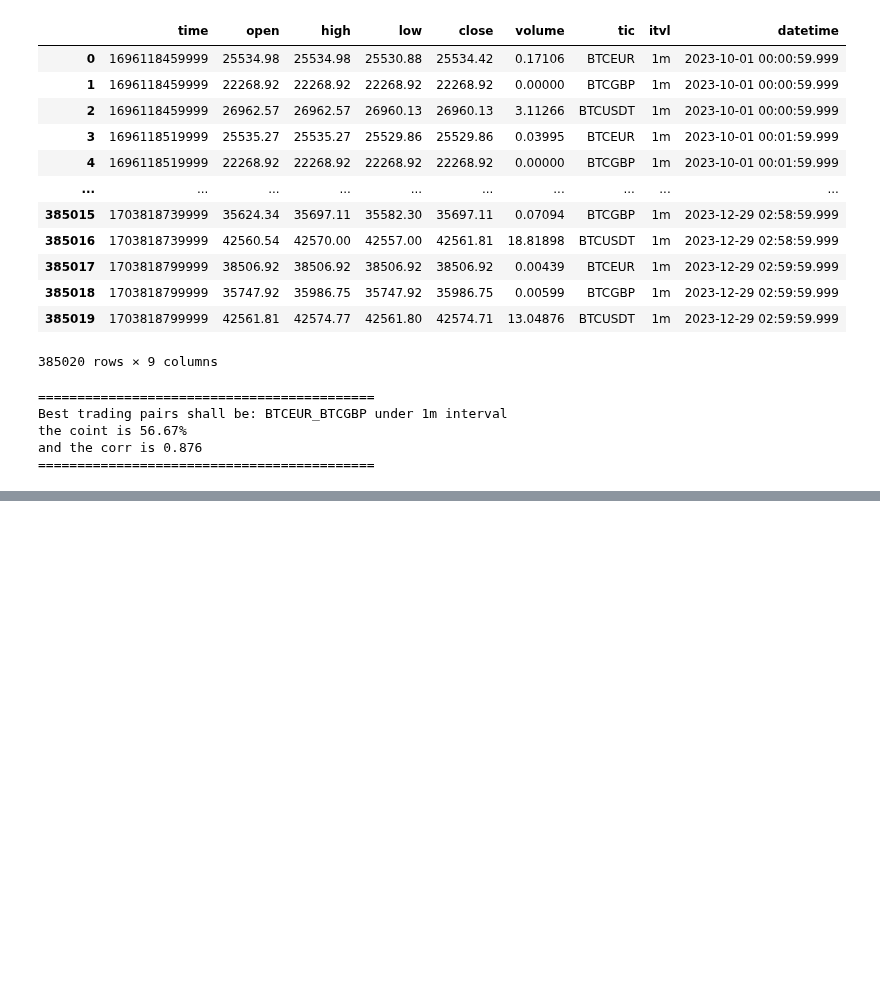
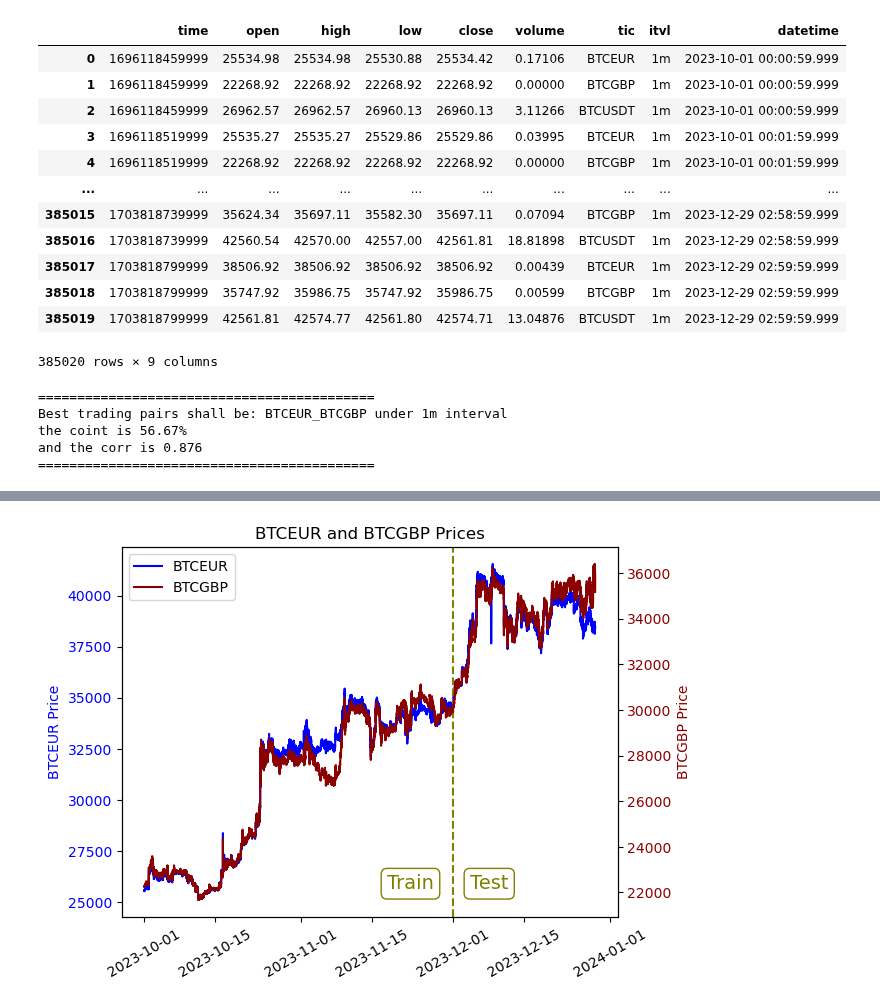
Before and after one commit to Hongshen-Yang/pair-trading-envs, a Jupyter notebook: trade_preliminaries.ipynb, the cells around one changed output, grey strips where cells are left out. Drawn from its saved outputs; the diff is of its cells as text; code cells hidden in the pictures; blank space fills up the shorter version.

Commit message:
some graphs

```diff
--- a/trade_preliminaries.ipynb
+++ b/trade_preliminaries.ipynb
@@ -120,0 +123,3 @@ and the corr is 0.876
+# %%
+leg0 = dfs[0][dfs[0]['tic']==best_pair.split("_")[0]]
+leg1 = dfs[0][dfs[0]['tic']==best_pair.split("_")[1]]
@@ -120,0 +142,45 @@ and the corr is 0.876
+# %%
+import matplotlib.pyplot as plt
+
+# Create a figure and axis objects
+fig, ax1 = plt.subplots()
+
+# Plot data from leg0 on the first subplot
+ax1.plot(leg0['datetime'], leg0['close'], color='blue', label='BTCEUR')
+# ax1.set_xlabel('Datetime')
+ax1.set_ylabel('BTCEUR Price', color='blue')
+ax1.tick_params(axis='y', labelcolor='blue')
+
+# Create a second y-axis sharing the same x-axis
+ax2 = ax1.twinx()
+
+# Plot data from leg1 on the second subplot
+ax2.plot(leg1['datetime'], leg1['close'], color='darkred', label='BTCGBP')
+ax2.set_ylabel('BTCGBP Price', color='darkred')
+ax2.tick_params(axis='y', labelcolor='darkred')
+
+ax1.set_xticklabels(ax1.get_xticklabels(), rotation=30)
+
+# Add legend for both subplots
+lines, labels = ax1.get_legend_handles_labels()
+lines2, labels2 = ax2.get_legend_handles_labels()
+ax2.legend(lines + lines2, labels + labels2, loc='upper left')
+
+# Add a vertical line at x="2023-10-01"
+vertical_line_date = datetime.strptime("2023-12-01", "%Y-%m-%d")
+ax1.axvline(x=datetime.strptime("2023-12-01", "%Y-%m-%d"), color='olive', linestyle='--')
+
+# Add text boxes for "Train" and "Test" labels
+ax1.text(
+    datetime.strptime("2023-11-18", "%Y-%m-%d"), ax1.get_ylim()[1]*0.6, "Train",
+    ha='left', va='bottom', fontsize=14, color='olive',
+    bbox=dict(facecolor='white', edgecolor='olive', boxstyle='round'))
+ax1.text(
+    datetime.strptime("2023-12-12", "%Y-%m-%d"), ax1.get_ylim()[1]*0.6, "Test",
+    ha='right', va='bottom', fontsize=14, color='olive',
+    bbox=dict(facecolor='white', edgecolor='olive', boxstyle='round'))
+
+plt.title('BTCEUR and BTCGBP Prices')
+plt.show()
+# %% [output]
+[figure, added]
```
Also changed, not shown: parts of 2 cells of this notebook, 9 other files.
